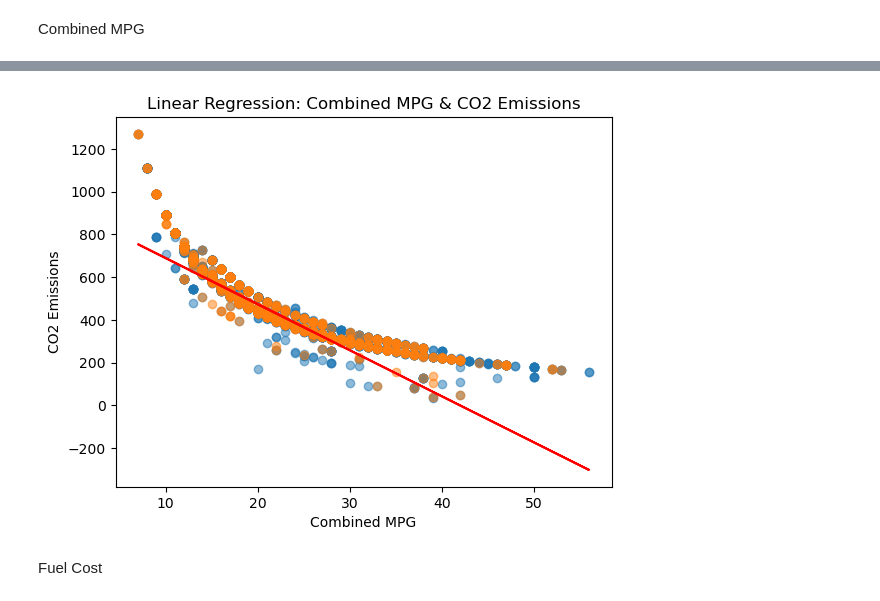
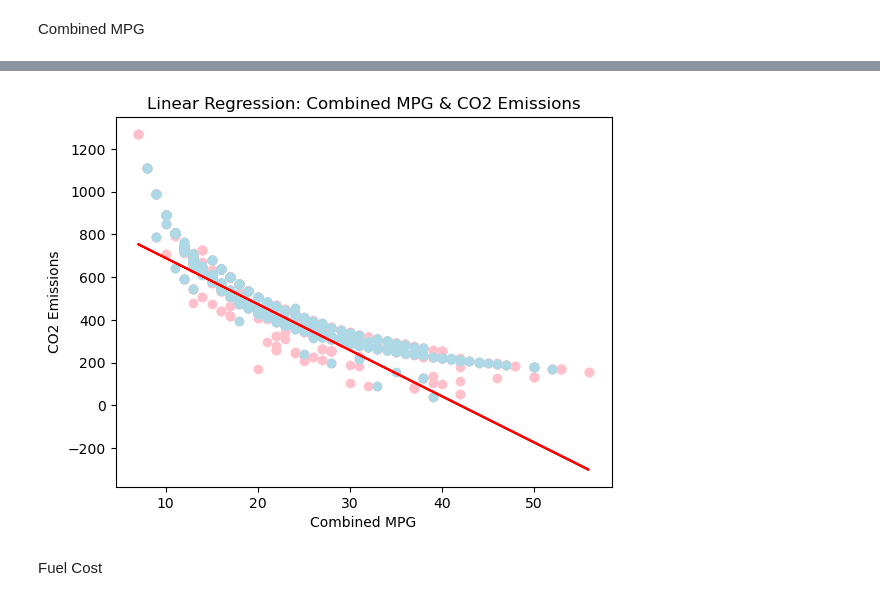
Before and after one commit to ironhack-labs/lab-regression-analysis-en, a Jupyter notebook: your-code/lab-regression-analysis.ipynb, the cells around one changed output, grey strips where cells are left out. Drawn from its saved outputs; the diff is of its cells as text; code cells hidden in the pictures.

```diff
--- a/your-code/lab-regression-analysis.ipynb
+++ b/your-code/lab-regression-analysis.ipynb
@@ -313,19 +330,19 @@ print(lm.intercept_, lm.coef_)
 # %%
 #step 5: plot results
 
 y_train_pred = lm.predict(X_train)
 
-plt.plot(X_train, y_train, "o", alpha=.5)
-plt.plot(X_test, y_test, "o", alpha=.5)
+plt.plot(X_train, y_train, "o", alpha=1, color= "pink")
+plt.plot(X_test, y_test, "o", alpha=1, color= "lightblue")
 plt.plot(X_train, y_train_pred, "r")
 
 plt.xlabel("Combined MPG")
 plt.ylabel("CO2 Emissions")
 plt.title("Linear Regression: Combined MPG & CO2 Emissions")
 
 plt.show()
 # %% [output]
-[figure, old version]
+[figure, new version]
 # %% [markdown]
 Fuel Cost
 # %%
```
Also changed, not shown: parts of 12 cells of this notebook.
